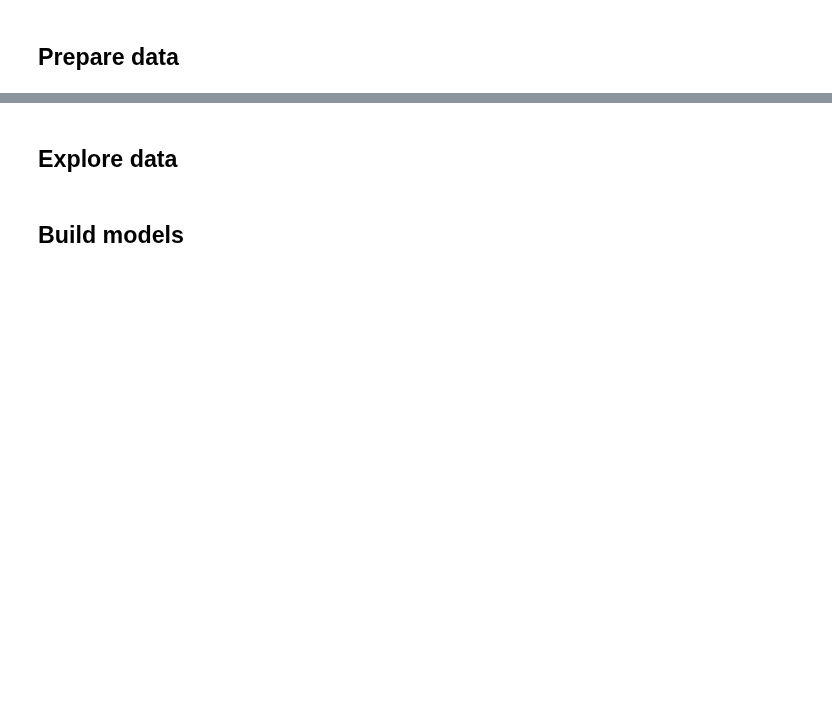
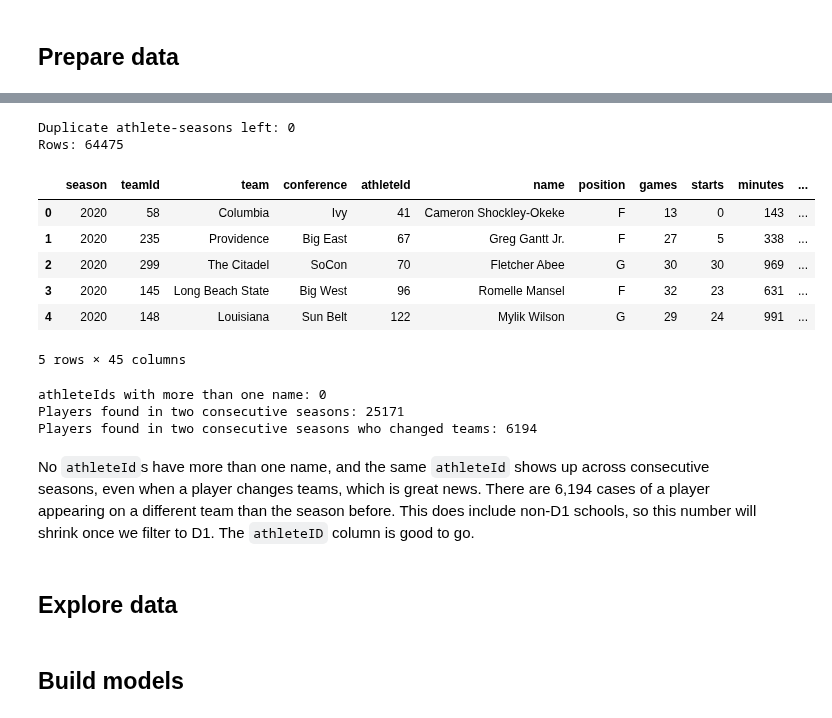
Before and after one commit to eviemcmahan/ds_3001_project_team_6, a Jupyter notebook: notebook.ipynb, the cells around one changed output, grey strips where cells are left out. Cells and saved outputs as stored; diff of their text form; code cells hidden in the pictures; blank space fills up the shorter version.

```diff
--- a/notebook.ipynb
+++ b/notebook.ipynb
@@ -311,3 +429,43 @@ Missing data for 2026:
+# %%
+for year, df in datasets.items():
+    # For athletes with two team rows in one season, keep the row with the most games (or minutes if games are tied)
+    df = df.sort_values(["games", "minutes"], ascending=False)
+    df = df.drop_duplicates(subset=["season", "athleteId"], keep="first")
+    datasets[year] = df.sort_values("athleteId").reset_index(drop=True)
+
+all_stats = pd.concat(datasets.values(), ignore_index=True) # Rebuild combined table from cleaned datasets
+
+print(f"Duplicate athlete-seasons left: {all_stats.duplicated(subset=['season', 'athleteId']).sum()}") # Check how many duplicates are left
+print(f"Rows: {len(all_stats)}")
+datasets['2020'].head() # Check head
+# %% [output]
+Duplicate athlete-seasons left: 0
+Rows: 64475
+|  | season | teamId | team | conference | athleteId | name | position | games | starts | minutes | ... |
+| 0 | 2020 | 58 | Columbia | Ivy | 41 | Cameron Shockley-Okeke | F | 13 | 0 | 143 | ... |
+| 1 | 2020 | 235 | Providence | Big East | 67 | Greg Gantt Jr. | F | 27 | 5 | 338 | ... |
+| 2 | 2020 | 299 | The Citadel | SoCon | 70 | Fletcher Abee | G | 30 | 30 | 969 | ... |
+| 3 | 2020 | 145 | Long Beach State | Big West | 96 | Romelle Mansel | F | 32 | 23 | 631 | ... |
+| 4 | 2020 | 148 | Louisiana | Sun Belt | 122 | Mylik Wilson | G | 29 | 24 | 991 | ... |
+5 rows × 45 columns
+# %%
+print(f"athleteIds with more than one name: {(all_stats.groupby('athleteId')['name'].nunique() > 1).sum()}") # Check names and athleteId
+
+year_shifted_forward = all_stats.copy() # Copy the table
+year_shifted_forward["season"] = year_shifted_forward["season"] + 1 # Add one to each season to check how athleteId's move between the prior season
+
+both_years = all_stats.merge(year_shifted_forward, on=["athleteId", "season"], suffixes=("_this_year", "_last_year")) # Inner join each player's rows with his row from the year before
+
+changed_team = both_years["teamId_this_year"] != both_years["teamId_last_year"] # Check to see if teamId is different from year to year
+
+print(f"Players found in two consecutive seasons: {len(both_years)}")
+print(f"Players found in two consecutive seasons who changed teams: {changed_team.sum()}")
+# %% [output]
+athleteIds with more than one name: 0
+Players found in two consecutive seasons: 25171
+Players found in two consecutive seasons who changed teams: 6194
+# %% [markdown]
+No `athleteId`s have more than one name, and the same `athleteId` shows up across consecutive seasons, even when a player changes teams, which is great news. There are 6,194 cases of a player appearing on a different team than the season before. This does include non-D1 schools, so this number will shrink once we filter to D1. The `athleteID` column is good to go.
 # %% [markdown]
 ## Explore data
 # %%
```
Also changed, not shown: parts of 18 cells of this notebook.
